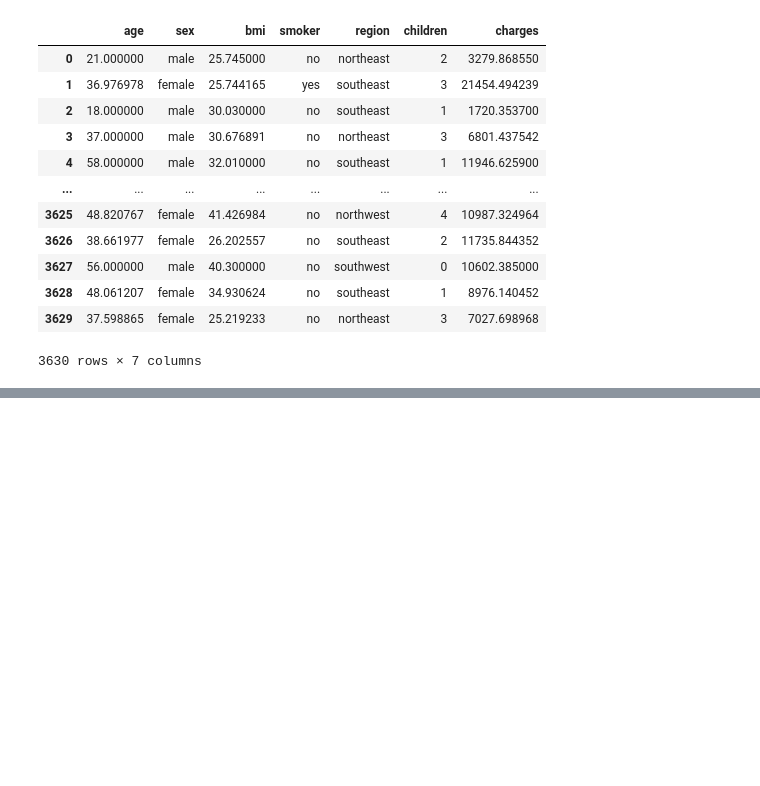
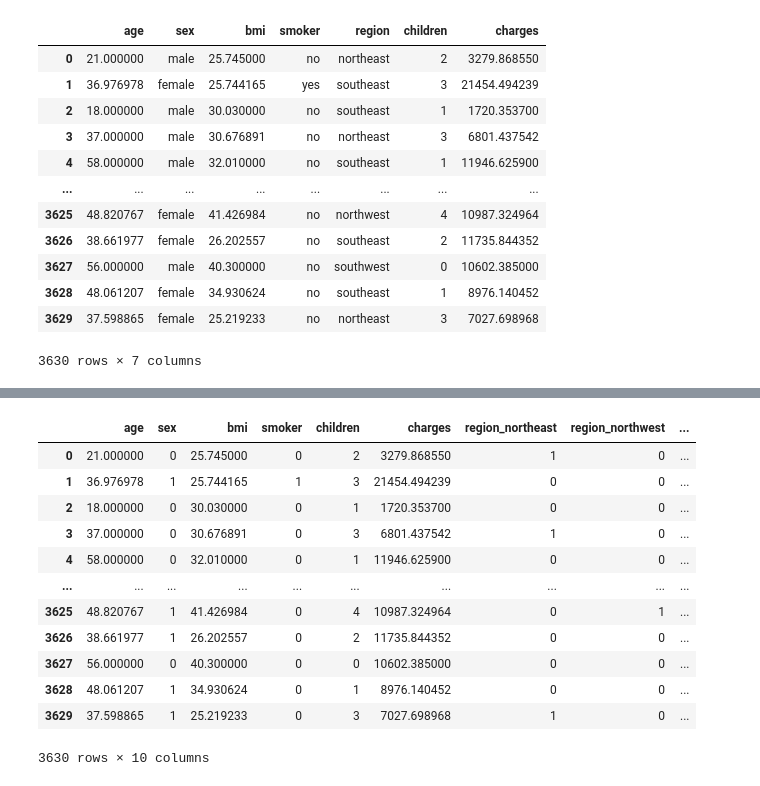
Before and after one commit to varad1802/VA-Project, a Jupyter notebook: Model and Preprocessing.ipynb, the cells around one changed output, grey strips where cells are left out. Saved outputs shown, nothing was run; the diff lists cells and outputs as text; code cells hidden in the pictures; blank space fills up the shorter version.

```diff
--- a/Model and Preprocessing.ipynb
+++ b/Model and Preprocessing.ipynb
@@ -71 +59,18 @@ print(df)
+# %%
+# View the data after one-hot encoding
+df
+# %% [output]
+|  | age | sex | bmi | smoker | children | charges | region_northeast | region_northwest | ... |
+| 0 | 21.000000 | 0 | 25.745000 | 0 | 2 | 3279.868550 | 1 | 0 | ... |
+| 1 | 36.976978 | 1 | 25.744165 | 1 | 3 | 21454.494239 | 0 | 0 | ... |
+| 2 | 18.000000 | 0 | 30.030000 | 0 | 1 | 1720.353700 | 0 | 0 | ... |
+| 3 | 37.000000 | 0 | 30.676891 | 0 | 3 | 6801.437542 | 1 | 0 | ... |
+| 4 | 58.000000 | 0 | 32.010000 | 0 | 1 | 11946.625900 | 0 | 0 | ... |
+| ... | ... | ... | ... | ... | ... | ... | ... | ... | ... |
+| 3625 | 48.820767 | 1 | 41.426984 | 0 | 4 | 10987.324964 | 0 | 1 | ... |
+| 3626 | 38.661977 | 1 | 26.202557 | 0 | 2 | 11735.844352 | 0 | 0 | ... |
+| 3627 | 56.000000 | 0 | 40.300000 | 0 | 0 | 10602.385000 | 0 | 0 | ... |
+| 3628 | 48.061207 | 1 | 34.930624 | 0 | 1 | 8976.140452 | 0 | 0 | ... |
+| 3629 | 37.598865 | 1 | 25.219233 | 0 | 3 | 7027.698968 | 1 | 0 | ... |
+3630 rows × 10 columns
 # %%
```
Also changed, not shown: parts of 20 cells of this notebook, 6 other files.
